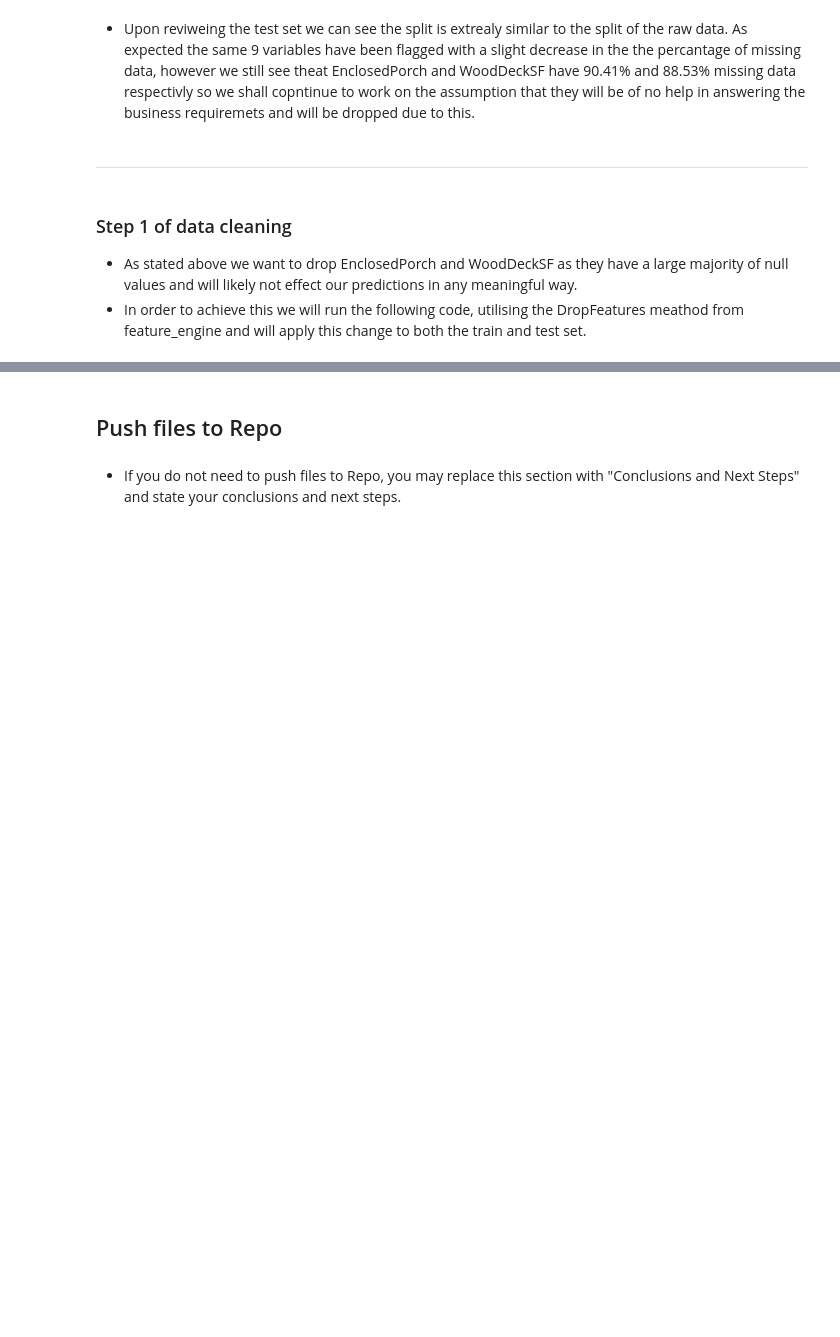
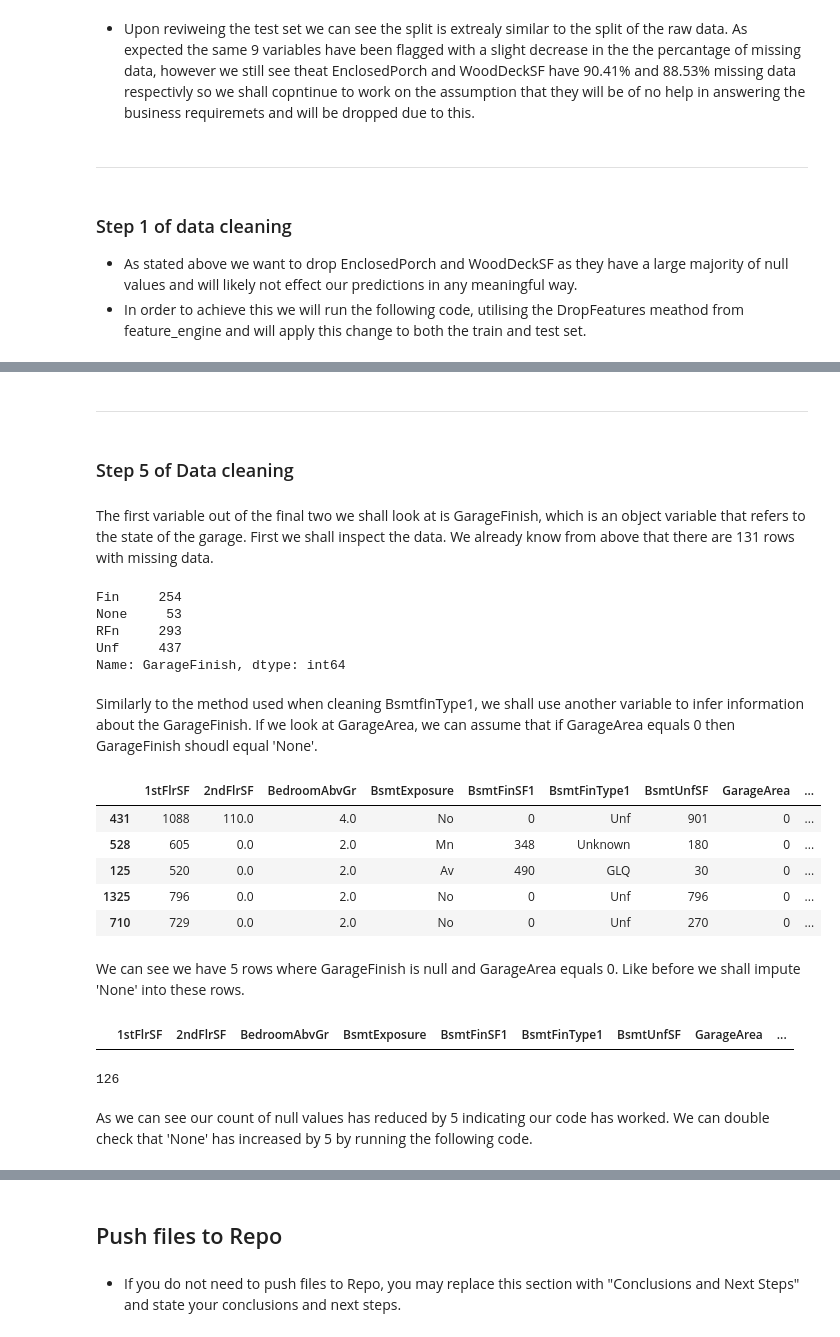
Before and after one commit to GeorgeOsborn97/CI-Project-5-Predictive-Analytics, a Jupyter notebook: jupyter_notebooks/03 - DataCleaning.ipynb, the cells around one changed output, grey strips where cells are left out. Drawn from its saved outputs; the diff is of its cells as text; code cells hidden in the pictures; blank space fills up the shorter version.

```diff
--- a/jupyter_notebooks/03 - DataCleaning.ipynb
+++ b/jupyter_notebooks/03 - DataCleaning.ipynb
@@ -390,0 +615,9 @@ KeyError: "None of [Index(['EnclosedPorch', 'WoodDeckSF'], dtype='object')] are
+# %%
+train_query_condition = (TrainSet.BsmtFinSF1 == 0) & (TrainSet['BsmtFinType1'].isnull())
+TrainSet['BsmtFinType1'] = np.where(train_query_condition, 'Unf', TrainSet['BsmtFinType1'])
+
+test_query_condition = (TestSet.BsmtFinSF1 == 0) & (TestSet['BsmtFinType1'].isnull())
+TestSet['BsmtFinType1'] = np.where(test_query_condition, 'Unf', TestSet['BsmtFinType1'])
+
+df_clean_query_condition = (df_clean.BsmtFinSF1 == 0) & (df_clean['BsmtFinType1'].isnull())
+df_clean['BsmtFinType1'] = np.where(df_clean_query_condition, 'Unf', df_clean['BsmtFinType1'])
@@ -390,0 +635,6 @@ KeyError: "None of [Index(['EnclosedPorch', 'WoodDeckSF'], dtype='object')] are
+# %%
+unknown_imputer = CategoricalImputer(
+    imputation_method='missing', fill_value='Unknown', variables='BsmtFinType1'
+    )
+unknown_imputer.fit(TrainSet)
+TrainSet, TestSet, df_clean = unknown_imputer.transform(TrainSet), unknown_imputer.transform(TestSet), unknown_imputer.transform(df_clean)
@@ -390,0 +649,27 @@ KeyError: "None of [Index(['EnclosedPorch', 'WoodDeckSF'], dtype='object')] are
+# %% [markdown]
+___
+# %% [markdown]
+### Step 5 of Data cleaning
+# %% [markdown]
+The first variable out of the final two we shall look at is GarageFinish, which is an object variable that refers to the state of the garage. First we shall inspect the data. We already know from above that there are 131 rows with missing data.
+# %%
+TrainSet['GarageFinish'].value_counts().sort_index()
+# %% [output]
+Fin     254
+None     53
+RFn     293
+Unf     437
+Name: GarageFinish, dtype: int64
+# %% [markdown]
+Similarly to the method used when cleaning BsmtfinType1, we shall use another variable to infer information about the GarageFinish. If we look at GarageArea, we can assume that if GarageArea equals 0 then GarageFinish shoudl equal 'None'.
+# %%
+TrainSet[TrainSet['GarageFinish'].isna()].query('GarageArea==0').sort_values(by=['GarageArea'])
+# %% [output]
+|  | 1stFlrSF | 2ndFlrSF | BedroomAbvGr | BsmtExposure | BsmtFinSF1 | BsmtFinType1 | BsmtUnfSF | GarageArea | ... |
+| 431 | 1088 | 110.0 | 4.0 | No | 0 | Unf | 901 | 0 | ... |
+| 528 | 605 | 0.0 | 2.0 | Mn | 348 | Unknown | 180 | 0 | ... |
+| 125 | 520 | 0.0 | 2.0 | Av | 490 | GLQ | 30 | 0 | ... |
+| 1325 | 796 | 0.0 | 2.0 | No | 0 | Unf | 796 | 0 | ... |
+| 710 | 729 | 0.0 | 2.0 | No | 0 | Unf | 270 | 0 | ... |
+# %% [markdown]
+We can see we have 5 rows where GarageFinish is null and GarageArea equals 0. Like before we shall impute 'None' into these rows.
@@ -390,0 +685,10 @@ KeyError: "None of [Index(['EnclosedPorch', 'WoodDeckSF'], dtype='object')] are
+# %%
+TrainSet[TrainSet['GarageFinish'].isna()].query('GarageArea==0').sort_values(by=['GarageArea'])
+# %% [output]
+|  | 1stFlrSF | 2ndFlrSF | BedroomAbvGr | BsmtExposure | BsmtFinSF1 | BsmtFinType1 | BsmtUnfSF | GarageArea | ... |
+# %%
+TrainSet['GarageFinish'].isna().sum()
+# %% [output]
+126
+# %% [markdown]
+As we can see our count of null values has reduced by 5 indicating our code has worked. We can double check that 'None' has increased by 5 by running the following code.
```
Also changed, not shown: parts of 55 cells of this notebook.
